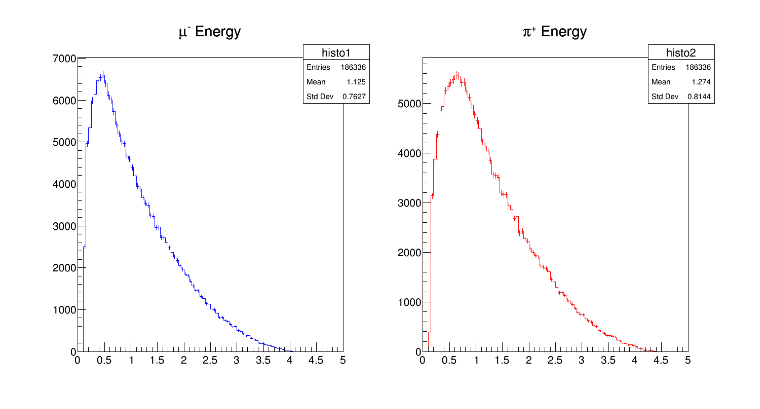
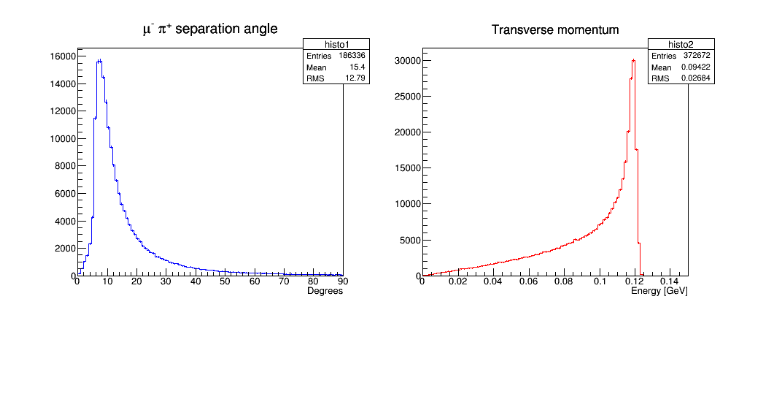
Before and after one commit to Mihail-Kostov/codingExamples, a Jupyter notebook: IPython/plotVariables.ipynb, the cells around one changed output. Cells and saved outputs as stored; diff of their text form; code cells hidden in the pictures; blank space fills up the shorter version.

```diff
--- a/IPython/plotVariables.ipynb
+++ b/IPython/plotVariables.ipynb
@@ -73,26 +210,27 @@ for line in infile:
 # %%
 c1 = ROOT.TCanvas("canvas1","",g_xres,g_yres)
-h1 = ROOT.TH1F("histo1","#mu^{-} Energy",100,0,5)
-h2 = ROOT.TH1F("histo2","#pi^{+} Energy",100,0,5)
+h1 = ROOT.TH1F("histo1","#mu^{-} #pi^{+} separation angle",100,0,90)
+h2 = ROOT.TH1F("histo2","Transverse momentum",100,0,0.15)
 h1.SetLineColor(ROOT.kBlue)
 h2.SetLineColor(ROOT.kRed)
+h1.GetXaxis().SetTitle("Degrees")
+h2.GetXaxis().SetTitle("Energy [GeV]")
 
+for i in range(0,v):
+        h1.Fill(sepAngle[i])
 for i in range(0,t):
-    if pdgCode[i]==13:
-        h1.Fill(ePart[i])
-    if pdgCode[i]==211:
-        h2.Fill(ePart[i])
+        h2.Fill(pTrans[i])
 
 c1.Divide(2,1)
 c1.cd(1)
 h1.Draw("EH")
 c1.cd(2)
 h2.Draw("EH")
 
-c1.SaveAs("histo1.png")
+c1.SaveAs("histo4.png")
 destruct(c1)
 destruct(h1)
 destruct(h2)
-Plot("histo1.png")
+Plot("histo4.png")
 # %% [output]
-[figure, old version]
+[figure, new version]
```
Also changed, not shown: parts of 7 cells of this notebook, 11 other files.
